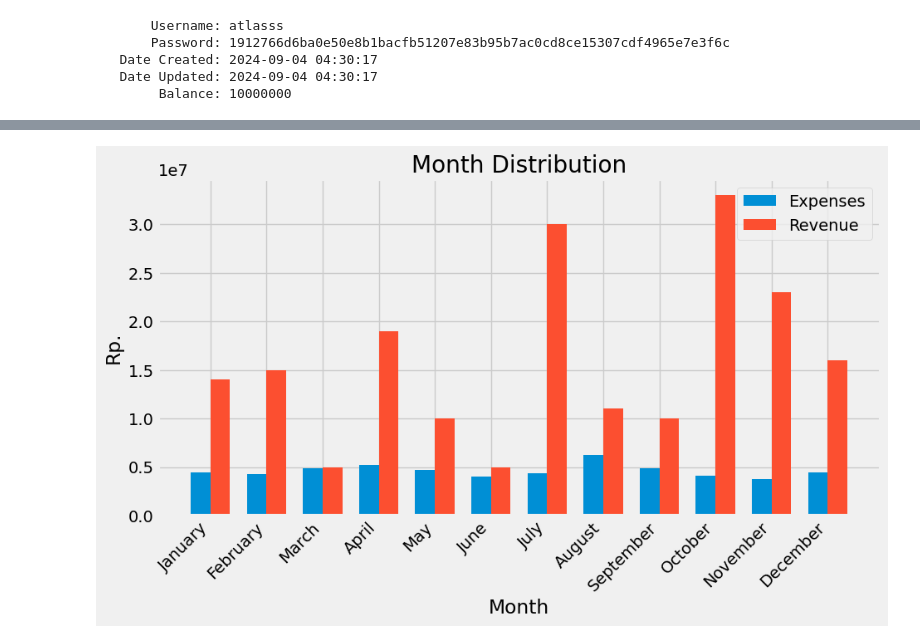
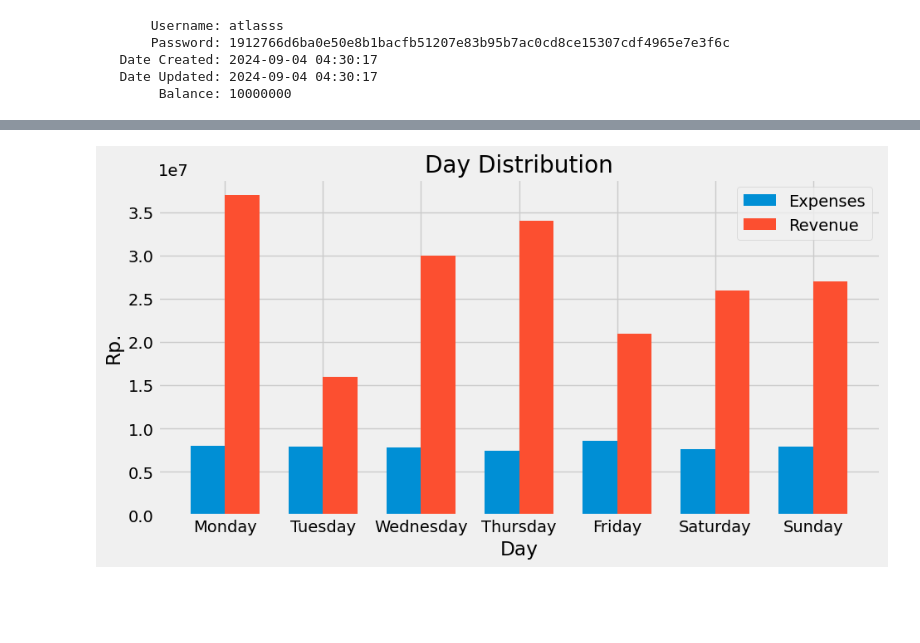
Before and after one commit to AtlasCJr/pfm, a Jupyter notebook: Analysis.ipynb, the cells around one changed output, grey strips where cells are left out. Saved outputs shown, nothing was run; the diff lists cells and outputs as text; code cells hidden in the pictures; blank space fills up the shorter version.

```diff
--- a/Analysis.ipynb
+++ b/Analysis.ipynb
@@ -106,7 +106,7 @@ class enrichedData:
 
         return linreg
 
-    def plotTimeCycle(self, x:int):
+    def plotTimeCycle(self, x: int):
         if x < 0 or x > 4:
             return
 
@@ -122,9 +122,15 @@ class enrichedData:
         if time_cycle == "WoM":
             cur_data[time_cycle] = cur_data[time_cycle].replace(6, 5)
 
+        # Your code block to process cur_data
+        cur_data['ET'] = cur_data[('Expenses', 'TOTAL')]
+        cur_data['RT'] = cur_data[('Revenue', 'TOTAL')]
+        cur_data = cur_data.sort_index(axis=1)
+        cur_data = cur_data.drop(columns=['Features'])
+
         cur_data = cur_data.groupby(time_cycle, as_index=False).sum()
 
-        # Changable
+        # Continue with the rest of the logic
         cur_data.loc[:, ('Expenses', 'TOTAL')] = cur_data[('Expenses', 'TOTAL')] - cur_data[('Expenses', '5')]
 
         indices = np.arange(len(cur_data))
@@ -139,7 +145,10 @@ class enrichedData:
             cur_data['LABEL'] = cur_data[time_cycle].astype(str)
 
         plt.xlabel(title)
-        plt.xticks(indices + bar_width / 2, cur_data['LABEL'], rotation=45, ha='right')
+        if time_cycle == "MONTH":
+            plt.xticks(indices + bar_width / 2, cur_data['LABEL'], rotation=45, ha='right')
+        else:
+            plt.xticks(indices + bar_width / 2, cur_data['LABEL'])
         plt.ylabel('Rp.')
         plt.title(f'{title} Distribution')
         plt.legend()
@@ -213,4 +245,4 @@ array([1, 2, 3, 4, 5, 6], dtype=int64)
 # %%
-myData.plotTimeCycle(2)
+myData.plotTimeCycle(0)
 # %% [output]
-[figure, old version]
+[figure, new version]
```
Also changed, not shown: parts of 2 cells of this notebook, 29 other files.
